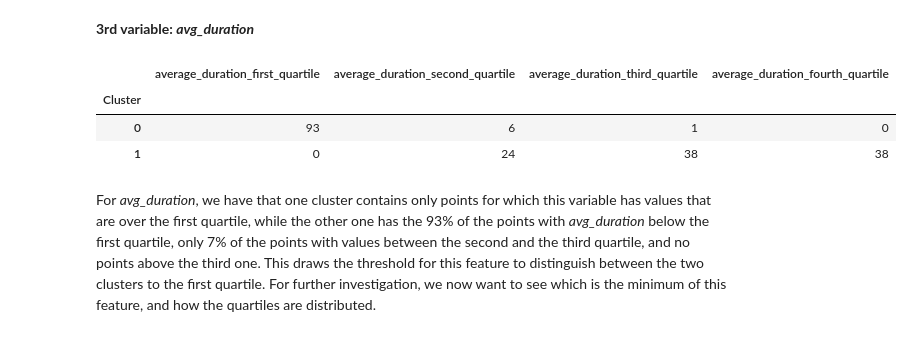
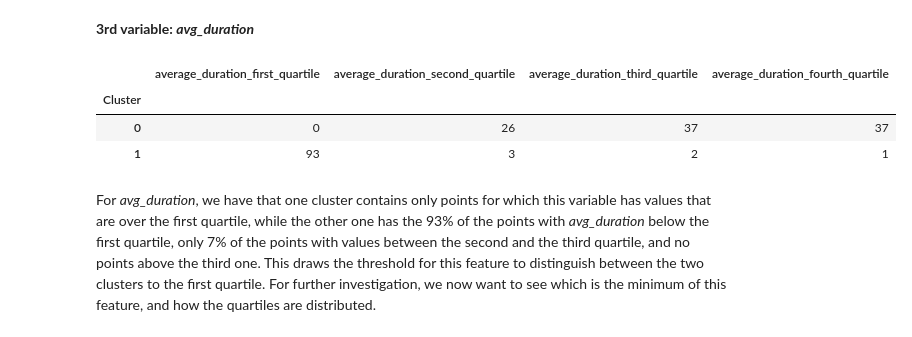
Before and after one commit to HazemTarek1080/A-Comprehensive-Analysis-of-Netflix-User-Behavior-Through-Hashing-and-Clustering-Techniques, a Jupyter notebook: Q2.3_2.4.ipynb, the cells around one changed output. Saved outputs shown, nothing was run; the diff lists cells and outputs as text; code cells hidden in the pictures.

```diff
--- a/Q2.3_2.4.ipynb
+++ b/Q2.3_2.4.ipynb
@@ -31,7 +25,7 @@ os.environ["PYARROW_IGNORE_TIMEZONE"] = '1'
 spark=SparkSession.builder.appName('HW4').getOrCreate()
 
 # Read data from the pca and save it as Pyspark sql dataframe (done in order to get rdds from the dataframes)
-df_pysparkpca9 = spark.read.option('header','true').json('reduced9.json')
+df_pysparkfamc3 = spark.read.option('header','true').json('famc_3.json')
 
 #Create RDD from dataframe
-dfrddpca9 = df_pysparkpca9.rdd
+dfrddfamc3 = df_pysparkfamc3.rdd
@@ -168,11 +124,11 @@ Text(0, 0.5, 'Second Principal component space')
 # %% [markdown]
 ### 2.3.3: Run the algorithm on the data obtained from the dimensionality reduction.
 # %%
-#results - PCA 9, Kmeans with k=2
-centroids = extract_starting_centroids(dfrddpca9, 2)
-_, keys9, centroids_final,  niter9 = Kmeans(dfrddpca9, centroids, 2, 0)
+#results - FAMC 3, Kmeans with k=2
+centroids = extract_starting_centroids(dfrddfamc3, 2)
+_, keys3, centroids_final,  niter3 = Kmeans(dfrddfamc3, centroids, 2, 0)
 
 #Insert cluster label in the original dataframe
-dftotal9 = pd.read_json('allvariables.json', lines=True)
-dftotal9.insert(0, 'Cluster', keys9)
+dftotal3 = pd.read_json('allvariables.json', lines=True)
+dftotal3.insert(0, 'Cluster', keys3)
 # %%
@@ -437,34 +420,34 @@ Our intuition lead us right with *'onefilm'*: we can see that all the points in
 **3rd variable: *avg_duration***
 # %%
 # Dataset copy to create table
-dfpivot = dftotal9.copy()
+dfpivot = dftotal3.copy()
 dfpivot = dfpivot[['Cluster', 'avg_duration']]
 
 # Partitioning 'avg_duration' values into four categouries using the quartiles
 avg_duration_part = dfpivot.avg_duration.quantile([.25, .5, .75]).values
 dfpivot['average_duration_first_quartile'] = dfpivot.avg_duration.apply(lambda row: row <= avg_duration_part[0] )
 dfpivot['average_duration_second_quartile'] = dfpivot.avg_duration.apply(lambda row: (row <= avg_duration_part[1]) & (row > avg_duration_part[0]))
 dfpivot['average_duration_third_quartile'] = dfpivot.avg_duration.apply(lambda row: (row <= avg_duration_part[2]) & (row > avg_duration_part[1]) )
 dfpivot['average_duration_fourth_quartile'] = dfpivot.avg_duration.apply(lambda row: row > avg_duration_part[2] )
 
 # Summarizing the results: getting the percentage of each subcategory
 pivotpart = dfpivot.groupby('Cluster').agg(list)
 takepercentage = lambda l: round(sum(l)/len(l) * 100)
 pivotpart.average_duration_first_quartile = pivotpart.average_duration_first_quartile.apply(takepercentage)
 pivotpart.average_duration_second_quartile = pivotpart.average_duration_second_quartile.apply(takepercentage)
 pivotpart.average_duration_third_quartile = pivotpart.average_duration_third_quartile.apply(takepercentage)
 pivotpart.average_duration_fourth_quartile = pivotpart.average_duration_fourth_quartile.apply(takepercentage)
 
 # Dropping unused column
 pivotpart.drop('avg_duration', axis=1, inplace=True)
 
 # Showing pivot table
 pivotpart
 # %% [output]
 |  | average_duration_first_quartile | average_duration_second_quartile | average_duration_third_quartile | average_duration_fourth_quartile |
 | Cluster |  |  |  |  |
-| 0 | 93 | 6 | 1 | 0 |
-| 1 | 0 | 24 | 38 | 38 |
+| 0 | 0 | 26 | 37 | 37 |
+| 1 | 93 | 3 | 2 | 1 |
 # %% [markdown]
 For *avg_duration*, we have that one cluster contains only points for which this variable has values that are over the first quartile, while the other one has the 93% of the points with *avg_duration* below the first quartile, only 7% of the points with values between the second and the third quartile, and no points above the third one. This draws the threshold for this feature to distinguish between the two clusters to the first quartile. For further investigation, we now want to see which is the minimum of this feature, and how the quartiles are distributed.
 # %%
```
Also changed, not shown: parts of 24 cells of this notebook.
